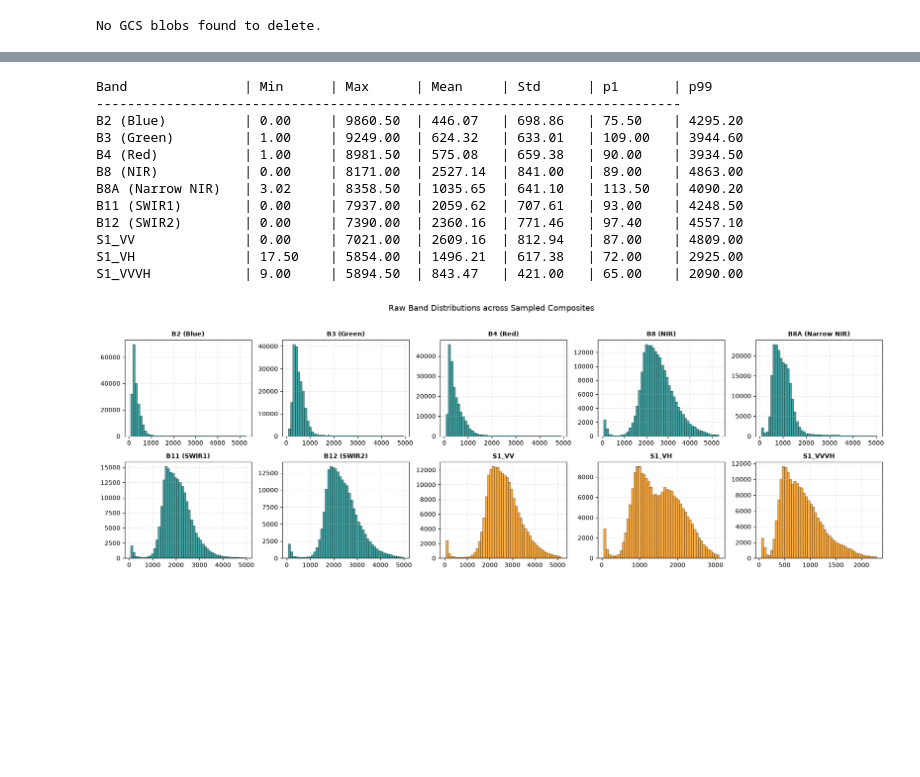
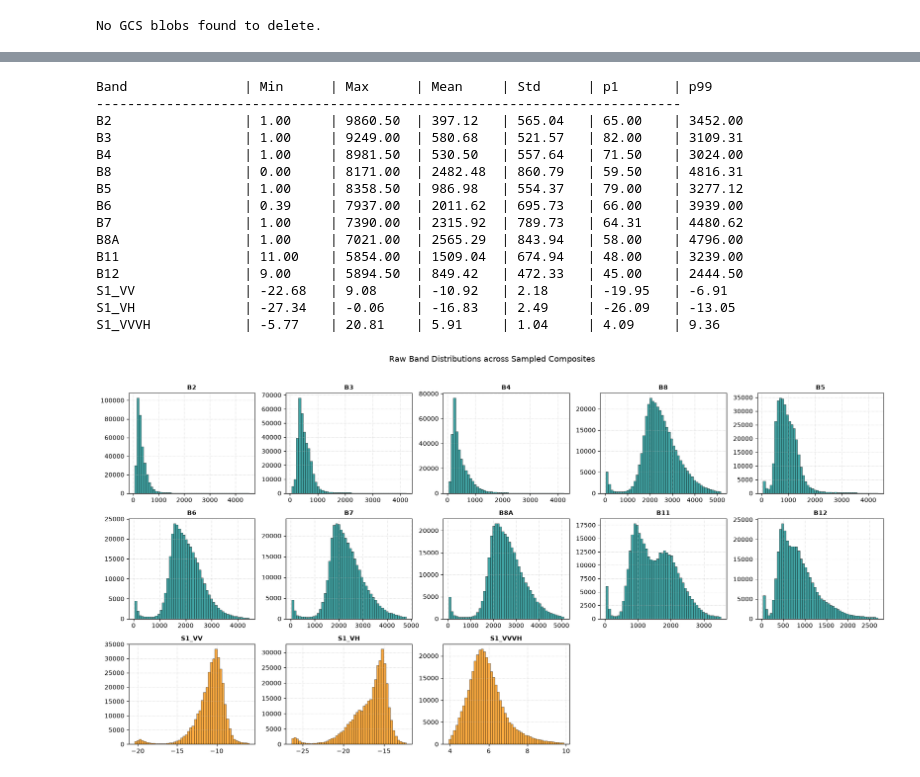
Before and after one commit to JamesBrockUoB/ForestGainFoundations, a Jupyter notebook: DataCollection/data_analysis.ipynb, the cells around one changed output, grey strips where cells are left out. Saved outputs shown, nothing was run; the diff lists cells and outputs as text; code cells hidden in the pictures; blank space fills up the shorter version.

Commit message:
big changes to cover a new tessera error and improving filtering and accuracy of gain and snow masking

```diff
--- a/DataCollection/data_analysis.ipynb
+++ b/DataCollection/data_analysis.ipynb
@@ -1734,19 +1717,12 @@ import rasterio
 
 
 TILE_ROOT = Path("data/test_tiles")
-NUM_TILES_TO_SAMPLE = 100
+NUM_TILES_TO_SAMPLE = 140
 
 BAND_MAP = {
-    "B2 (Blue)": 1,
-    "B3 (Green)": 2,
-    "B4 (Red)": 3,
-    "B8 (NIR)": 4,
-    "B8A (Narrow NIR)": 5,
-    "B11 (SWIR1)": 6,
-    "B12 (SWIR2)": 7,
-    "S1_VV": 8,
-    "S1_VH": 9,
-    "S1_VVVH": 10,
+    "B2": 1, "B3": 2, "B4": 3, "B8": 4,
+    "B5": 5, "B6": 6, "B7": 7, "B8A": 8, "B11": 9, "B12": 10,
+    "S1_VV": 11, "S1_VH": 12, "S1_VVVH": 13,
 }
 
 # --- SAMPLING ---
@@ -1775,48 +1751,54 @@ for name in band_samples:
     band_samples[name] = np.concatenate(band_samples[name])
 
 # --- SUMMARY STATISTICS ---
 print(f"{'Band':<18} | {'Min':<8} | {'Max':<8} | {'Mean':<8} | {'Std':<8} | {'p1':<8} | {'p99':<8}")
 print("-" * 75)
 for name, samples in band_samples.items():
     print(
         f"{name:<18} | {samples.min():<8.2f} | {samples.max():<8.2f} | "
         f"{samples.mean():<8.2f} | {samples.std():<8.2f} | "
         f"{np.percentile(samples, 1):<8.2f} | {np.percentile(samples, 99):<8.2f}"
     )
 
-# --- HISTOGRAM PLOTS ---
-fig, axes = plt.subplots(2, 5, figsize=(18, 6))
+fig, axes = plt.subplots(3, 5, figsize=(18, 9))
 axes = axes.flatten()
 
 for idx, (name, samples) in enumerate(band_samples.items()):
     ax = axes[idx]
     is_s1 = "S1" in name
     color = "darkorange" if is_s1 else "teal"
 
-    # Filter out extreme outliers for visualization clarity if needed
     p1, p99 = np.percentile(samples, [0.5, 99.5])
 
-    ax.hist(samples, bins=50, range=(p1, p99), color=color, alpha=0.75, edgecolor="black", linewidth=0.5)
+    ax.hist(samples, bins=50, range=(p1, p99), color=color, alpha=0.75,
+            edgecolor="black", linewidth=0.5)
     ax.set_title(name, fontsize=10, fontweight="bold")
     ax.grid(True, linestyle=":", alpha=0.6)
+
+# 13 bands in a 15-panel grid: hide the leftovers
+for ax in axes[len(band_samples):]:
+    ax.axis("off")
 
 plt.suptitle("Raw Band Distributions across Sampled Composites", fontsize=13, y=1.02)
 plt.tight_layout()
 plt.show()
 # %% [output]
 Band               | Min      | Max      | Mean     | Std      | p1       | p99
 ---------------------------------------------------------------------------
-B2 (Blue)          | 0.00     | 9860.50  | 446.07   | 698.86   | 75.50    | 4295.20
-B3 (Green)         | 1.00     | 9249.00  | 624.32   | 633.01   | 109.00   | 3944.60
-B4 (Red)           | 1.00     | 8981.50  | 575.08   | 659.38   | 90.00    | 3934.50
-B8 (NIR)           | 0.00     | 8171.00  | 2527.14  | 841.00   | 89.00    | 4863.00
-B8A (Narrow NIR)   | 3.02     | 8358.50  | 1035.65  | 641.10   | 113.50   | 4090.20
-B11 (SWIR1)        | 0.00     | 7937.00  | 2059.62  | 707.61   | 93.00    | 4248.50
-B12 (SWIR2)        | 0.00     | 7390.00  | 2360.16  | 771.46   | 97.40    | 4557.10
-S1_VV              | 0.00     | 7021.00  | 2609.16  | 812.94   | 87.00    | 4809.00
-S1_VH              | 17.50    | 5854.00  | 1496.21  | 617.38   | 72.00    | 2925.00
-S1_VVVH            | 9.00     | 5894.50  | 843.47   | 421.00   | 65.00    | 2090.00
+B2                 | 1.00     | 9860.50  | 397.12   | 565.04   | 65.00    | 3452.00
+B3                 | 1.00     | 9249.00  | 580.68   | 521.57   | 82.00    | 3109.31
+B4                 | 1.00     | 8981.50  | 530.50   | 557.64   | 71.50    | 3024.00
+B8                 | 0.00     | 8171.00  | 2482.48  | 860.79   | 59.50    | 4816.31
+B5                 | 1.00     | 8358.50  | 986.98   | 554.37   | 79.00    | 3277.12
+B6                 | 0.39     | 7937.00  | 2011.62  | 695.73   | 66.00    | 3939.00
+B7                 | 1.00     | 7390.00  | 2315.92  | 789.73   | 64.31    | 4480.62
+B8A                | 1.00     | 7021.00  | 2565.29  | 843.94   | 58.00    | 4796.00
+B11                | 11.00    | 5854.00  | 1509.04  | 674.94   | 48.00    | 3239.00
+B12                | 9.00     | 5894.50  | 849.42   | 472.33   | 45.00    | 2444.50
+S1_VV              | -22.68   | 9.08     | -10.92   | 2.18     | -19.95   | -6.91
+S1_VH              | -27.34   | -0.06    | -16.83   | 2.49     | -26.09   | -13.05
+S1_VVVH            | -5.77    | 20.81    | 5.91     | 1.04     | 4.09     | 9.36
-[figure, old version]
+[figure, new version]
 # %%
 import json
 from pathlib import Path
```
Also changed, not shown: parts of 7 cells of this notebook, 29 other files.
